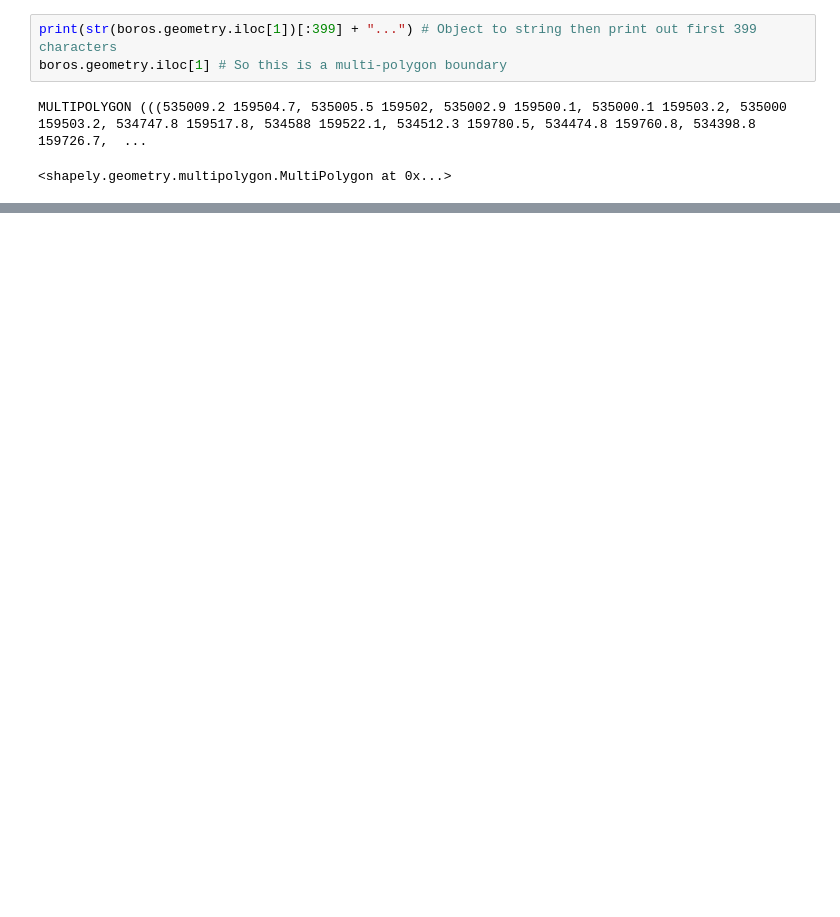
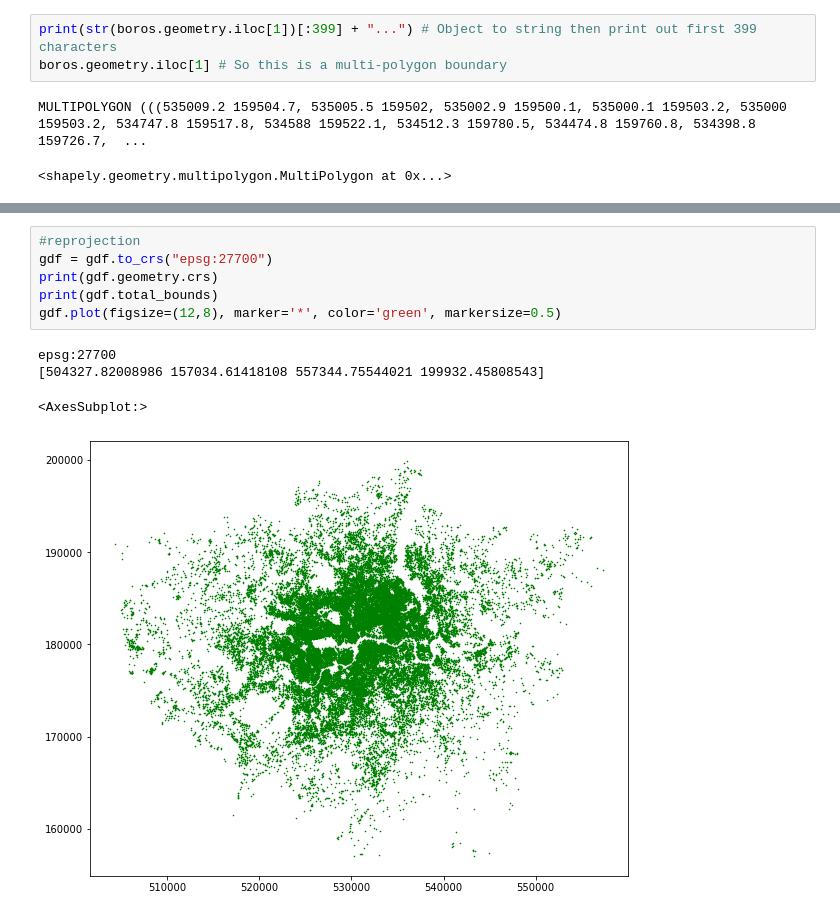
Before and after one commit to Jiawei997/i2p, a Jupyter notebook: pra_6.ipynb, the cells around one changed output, grey strips where cells are left out. Saved outputs shown, nothing was run; the diff lists cells and outputs as text; blank space fills up the shorter version.

```diff
--- a/pra_6.ipynb
+++ b/pra_6.ipynb
@@ -270,0 +279,11 @@ GEOSException: IllegalArgumentException: Points of LinearRing do not form a clos
+# %%
+#reprojection
+gdf = gdf.to_crs("epsg:27700")
+print(gdf.geometry.crs)
+print(gdf.total_bounds)
+gdf.plot(figsize=(12,8), marker='*', color='green', markersize=0.5)
+# %% [output]
+epsg:27700
+[504327.82008986 157034.61418108 557344.75544021 199932.45808543]
+<AxesSubplot:>
+[figure, added]
```
Also changed, not shown: parts of 16 cells of this notebook, 1 other file.
